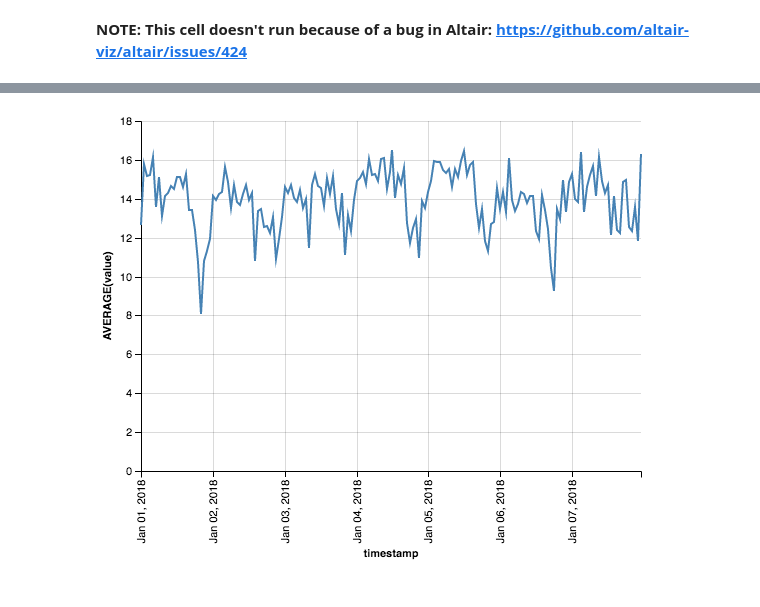
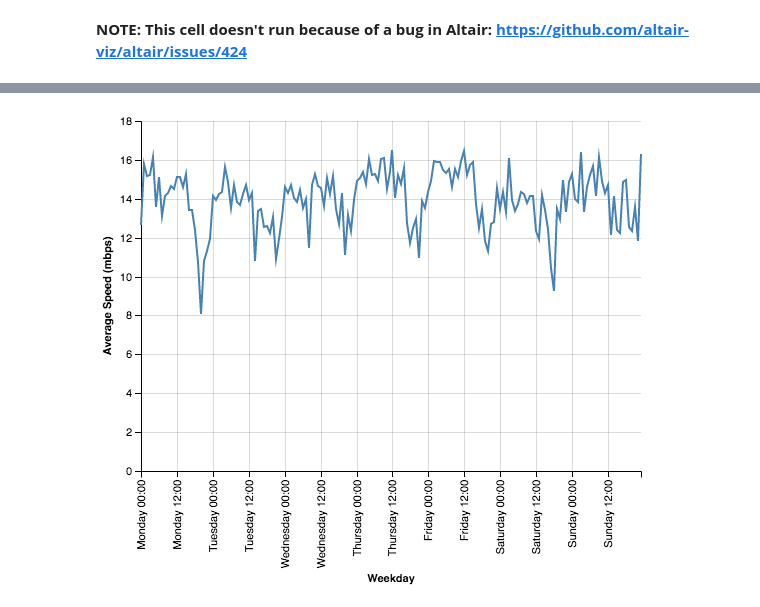
Before and after one commit to eswan18/web_speed_trends, a Jupyter notebook: web_speed_trends.ipynb, the cells around one changed output, grey strips where cells are left out. Drawn from its saved outputs; the diff is of its cells as text; code cells hidden in the pictures.

Commit message:
finished weekday/hour plotting together

```diff
--- a/web_speed_trends.ipynb
+++ b/web_speed_trends.ipynb
@@ -267,8 +263,11 @@ AttributeError: 'LayeredChart' object has no attribute 'encoding'
 # %%
 alt.Chart(mod_down_speeds).mark_line().encode(
-        x=alt.X('timestamp:T'),
-        y=alt.Y('average(value)')
+    x=alt.X('timestamp:T',
+            axis=alt.Axis(title='Weekday',
+                          format='%A %H:00',
+                          ticks=14)),
+    y=alt.Y('average(value)', title='Average Speed (mbps)')
 )
 # %% [output]
 [interactive output not drawn]
-[figure, old version]
+[figure, new version]
```
Also changed, not shown: parts of 6 cells of this notebook.
